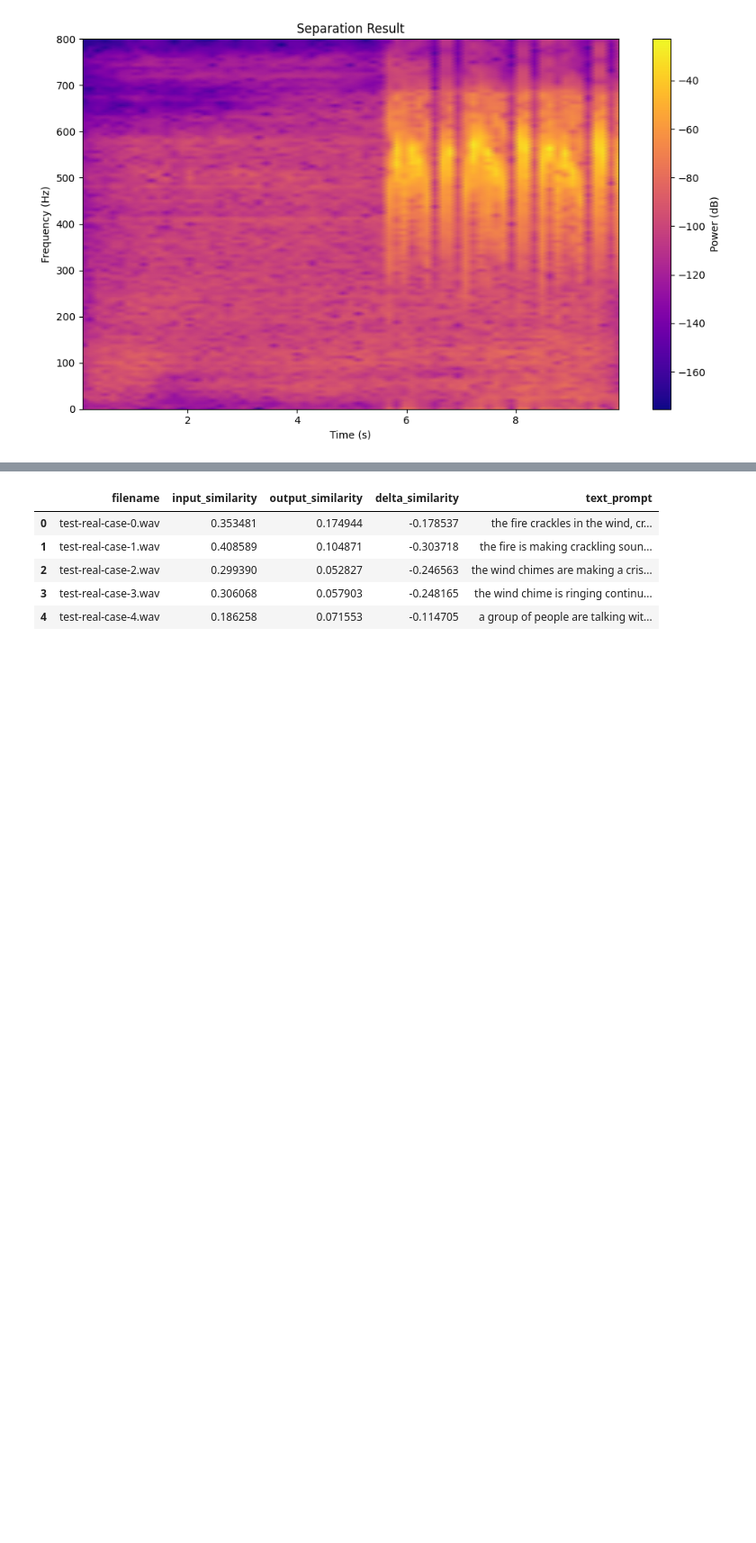
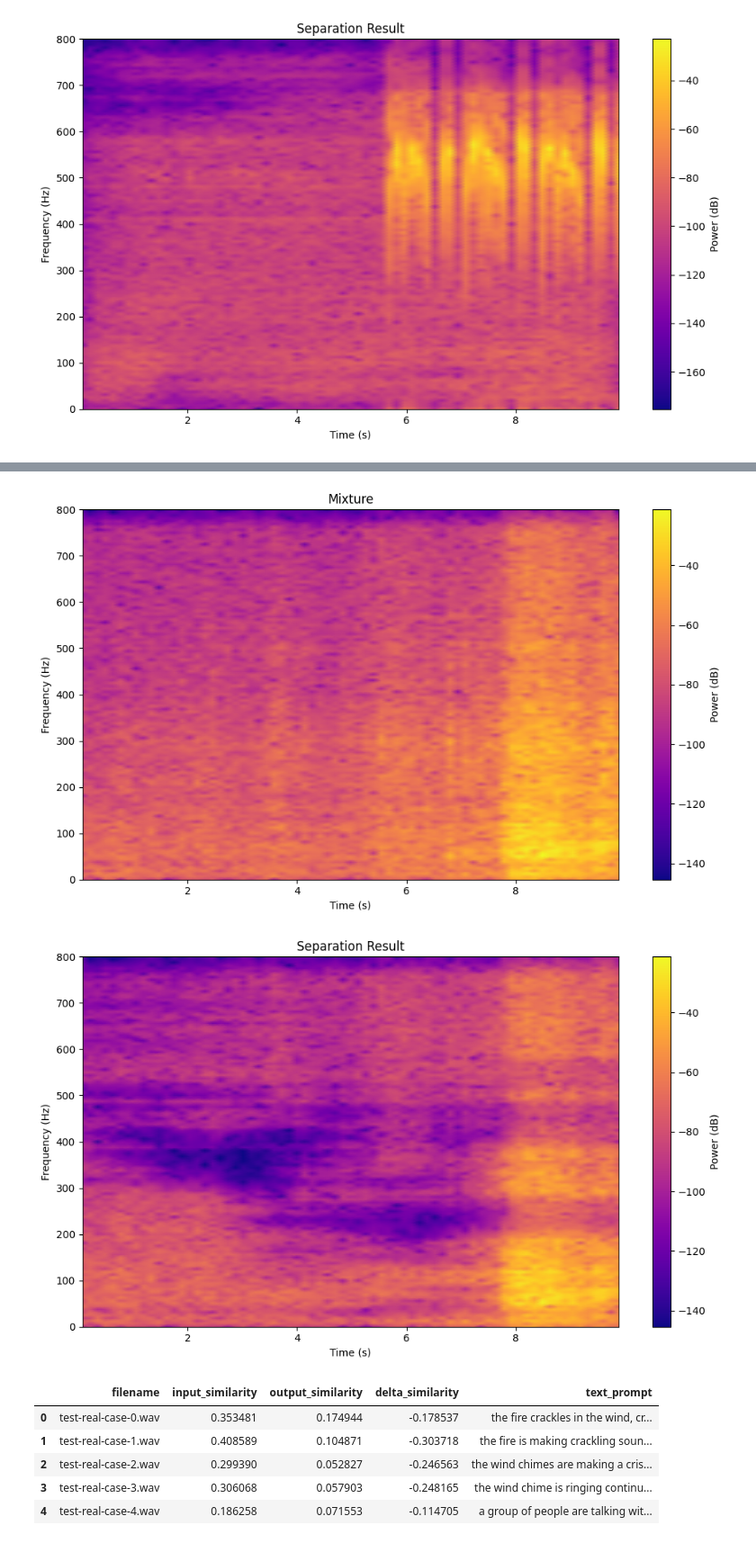
Before and after one commit to Vincent-La/lass-final-project, a Jupyter notebook: lass_demo.ipynb, the cells around one changed output, grey strips where cells are left out. Shown at 90% size. Drawn from its saved outputs; the diff is of its cells as text; code cells hidden in the pictures; blank space fills up the shorter version.

```diff
--- a/lass_demo.ipynb
+++ b/lass_demo.ipynb
@@ -184,3 +187,8 @@ plot_spectrogram_by_idx(28, filenames)
+# %%
+plot_spectrogram_by_idx(157, filenames)
+# %% [output]
+[figure, added]
+[figure, added]
 # %%
 df = pd.DataFrame(gather)
 df['delta_similarity'] = df.output_similarity - df.input_similarity
```
Also changed, not shown: parts of 2 cells of this notebook, 1 other file.
